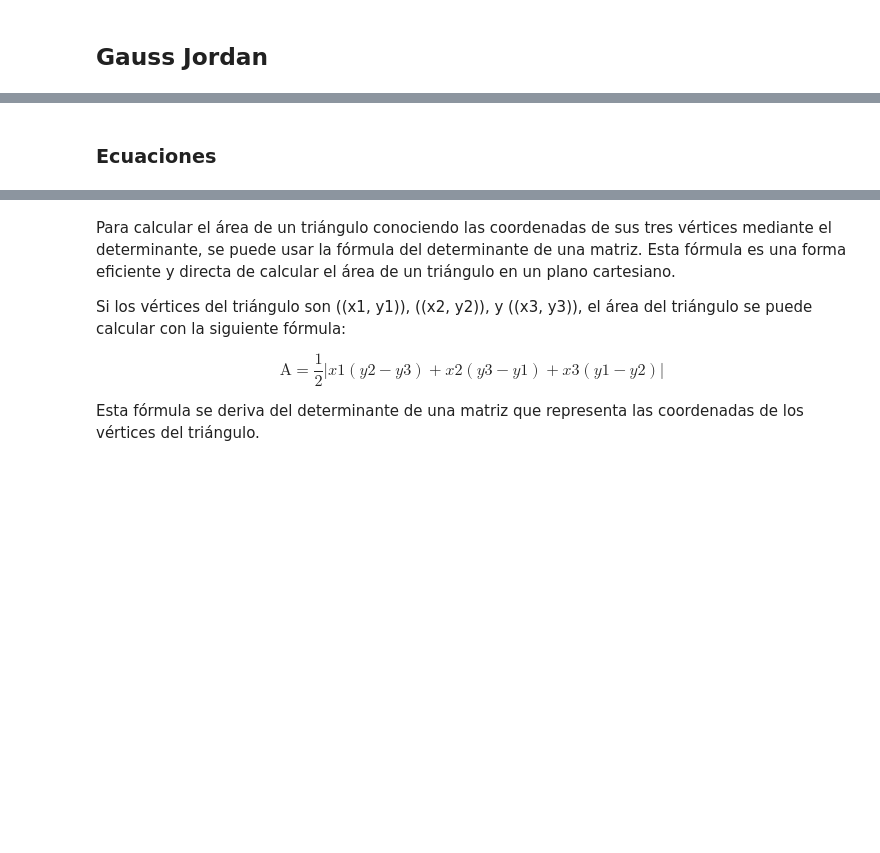
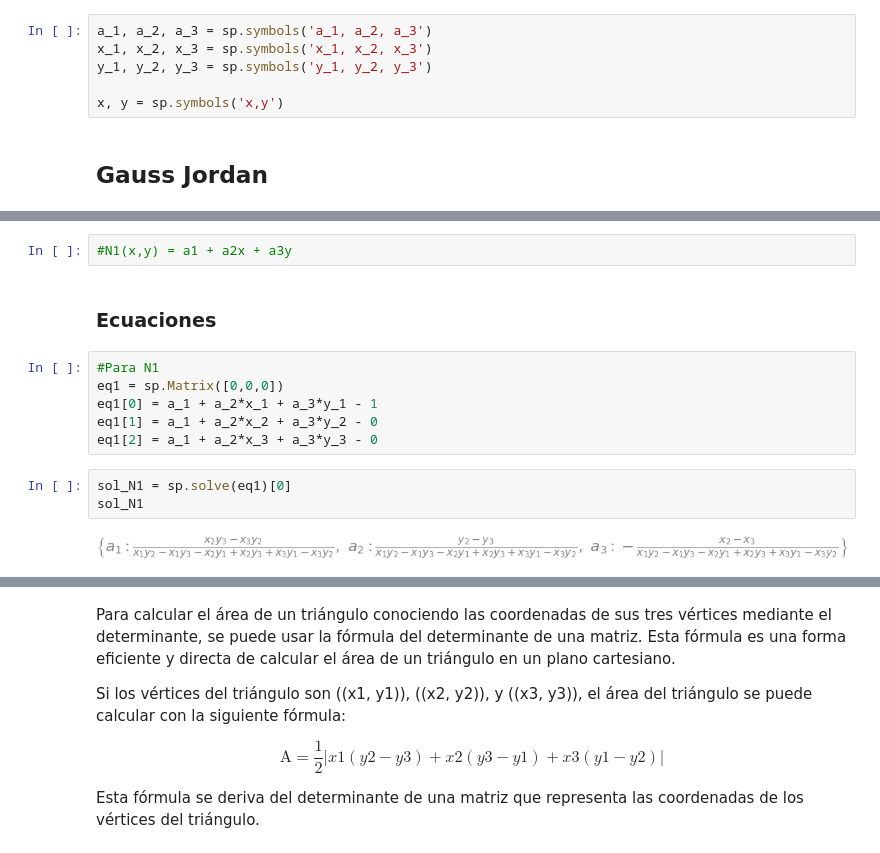
Before and after one commit to gdesirena/Elementos-Finitos, a Jupyter notebook: Modulo2/Capitulo-04/00_ObtencionFuncionesDeFormaLineales_Clase.ipynb, the cells around one changed output, grey strips where cells are left out. Drawn from its saved outputs; the diff is of its cells as text; blank space fills up the shorter version.

```diff
--- a/Modulo2/Capitulo-04/00_ObtencionFuncionesDeFormaLineales_Clase.ipynb
+++ b/Modulo2/Capitulo-04/00_ObtencionFuncionesDeFormaLineales_Clase.ipynb
@@ -5,5 +5,11 @@ from mpl_toolkits.mplot3d import Axes3D
 import matplotlib.pyplot as plt
 %matplotlib qt
 sp.init_printing(use_unicode=True)
+# %%
+a_1, a_2, a_3 = sp.symbols('a_1, a_2, a_3')
+x_1, x_2, x_3 = sp.symbols('x_1, x_2, x_3')
+y_1, y_2, y_3 = sp.symbols('y_1, y_2, y_3')
+
+x, y = sp.symbols('x,y')
 # %% [markdown]
 ## Gauss Jordan
@@ -10,2 +49,15 @@ sp.init_printing(use_unicode=True)
+# %%
+#N1(x,y) = a1 + a2x + a3y
 # %% [markdown]
 ### Ecuaciones
+# %%
+#Para N1
+eq1 = sp.Matrix([0,0,0])
+eq1[0] = a_1 + a_2*x_1 + a_3*y_1 - 1
+eq1[1] = a_1 + a_2*x_2 + a_3*y_2 - 0
+eq1[2] = a_1 + a_2*x_3 + a_3*y_3 - 0
+# %%
+sol_N1 = sp.solve(eq1)[0]
+sol_N1
+# %% [output]
+[figure, added]
```
Also changed, not shown: parts of 15 cells of this notebook, 4 other files.
